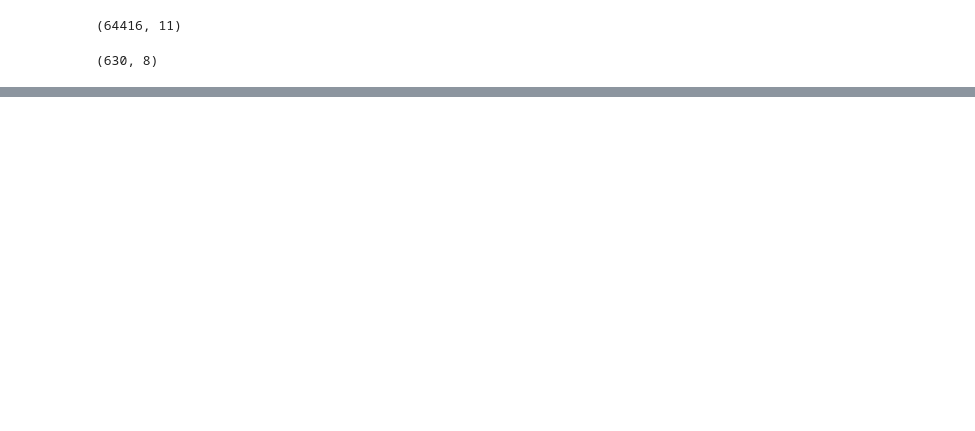
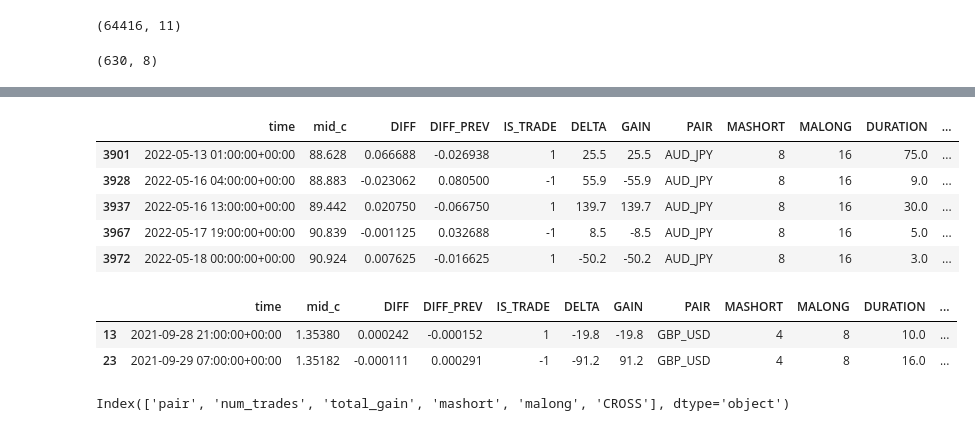
Before and after one commit to sunbun2461/Python_Oanda, a Jupyter notebook: ma_sim_explore.ipynb, the cells around one changed output, grey strips where cells are left out. Drawn from its saved outputs; the diff is of its cells as text; code cells hidden in the pictures; blank space fills up the shorter version.

```diff
--- a/ma_sim_explore.ipynb
+++ b/ma_sim_explore.ipynb
@@ -23,0 +37,14 @@ ma_test_res.head()
+# %%
+all_trades['CROSS'] = "MA_" + all_trades.MASHORT.map(str) + "_" + all_trades.MALONG.map(str)
+# %%
+trades_aud_jpy = all_trades[(all_trades.CROSS=="MA_8_16")&(all_trades.PAIR=="AUD_JPY")].copy()
+trades_aud_jpy["CUM_GAIN"] = trades_aud_jpy.GAIN.cumsum()
+# trades_aud_jpy.head(5)
+trades_aud_jpy.tail(5)
+# %% [output]
+|  | time | mid_c | DIFF | DIFF_PREV | IS_TRADE | DELTA | GAIN | PAIR | MASHORT | MALONG | DURATION | ... |
+| 3901 | 2022-05-13 01:00:00+00:00 | 88.628 | 0.066688 | -0.026938 | 1 | 25.5 | 25.5 | AUD_JPY | 8 | 16 | 75.0 | ... |
+| 3928 | 2022-05-16 04:00:00+00:00 | 88.883 | -0.023062 | 0.080500 | -1 | 55.9 | -55.9 | AUD_JPY | 8 | 16 | 9.0 | ... |
+| 3937 | 2022-05-16 13:00:00+00:00 | 89.442 | 0.020750 | -0.066750 | 1 | 139.7 | 139.7 | AUD_JPY | 8 | 16 | 30.0 | ... |
+| 3967 | 2022-05-17 19:00:00+00:00 | 90.839 | -0.001125 | 0.032688 | -1 | 8.5 | -8.5 | AUD_JPY | 8 | 16 | 5.0 | ... |
+| 3972 | 2022-05-18 00:00:00+00:00 | 90.924 | 0.007625 | -0.016625 | 1 | -50.2 | -50.2 | AUD_JPY | 8 | 16 | 3.0 | ... |
@@ -23,0 +83,10 @@ ma_test_res.head()
+# %%
+all_trades.head(2)
+# %% [output]
+|  | time | mid_c | DIFF | DIFF_PREV | IS_TRADE | DELTA | GAIN | PAIR | MASHORT | MALONG | DURATION | ... |
+| 13 | 2021-09-28 21:00:00+00:00 | 1.35380 | 0.000242 | -0.000152 | 1 | -19.8 | -19.8 | GBP_USD | 4 | 8 | 10.0 | ... |
+| 23 | 2021-09-29 07:00:00+00:00 | 1.35182 | -0.000111 | 0.000291 | -1 | -91.2 | 91.2 | GBP_USD | 4 | 8 | 16.0 | ... |
+# %%
+ma_test_res.columns
+# %% [output]
+Index(['pair', 'num_trades', 'total_gain', 'mashort', 'malong', 'CROSS'], dtype='object')
```
Also changed, not shown: parts of 18 cells of this notebook, 1 other file.
